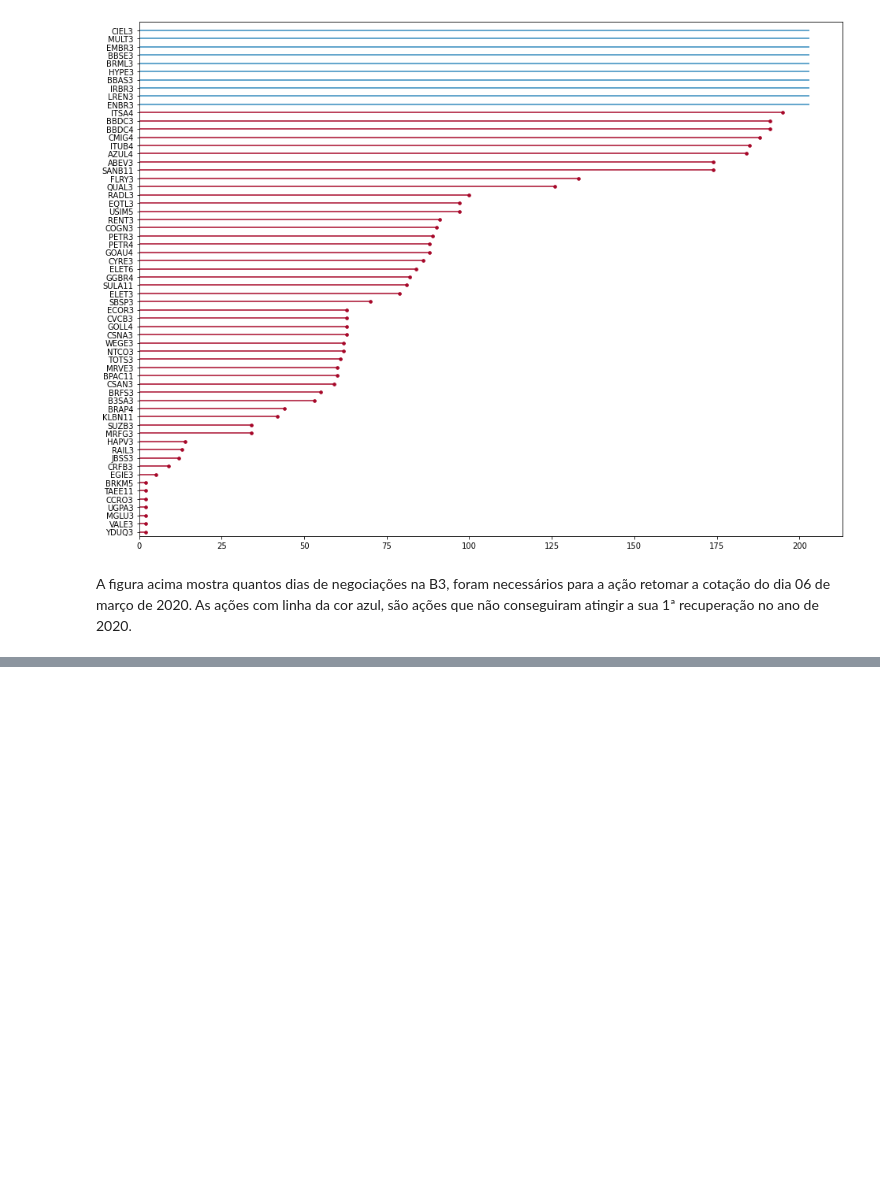
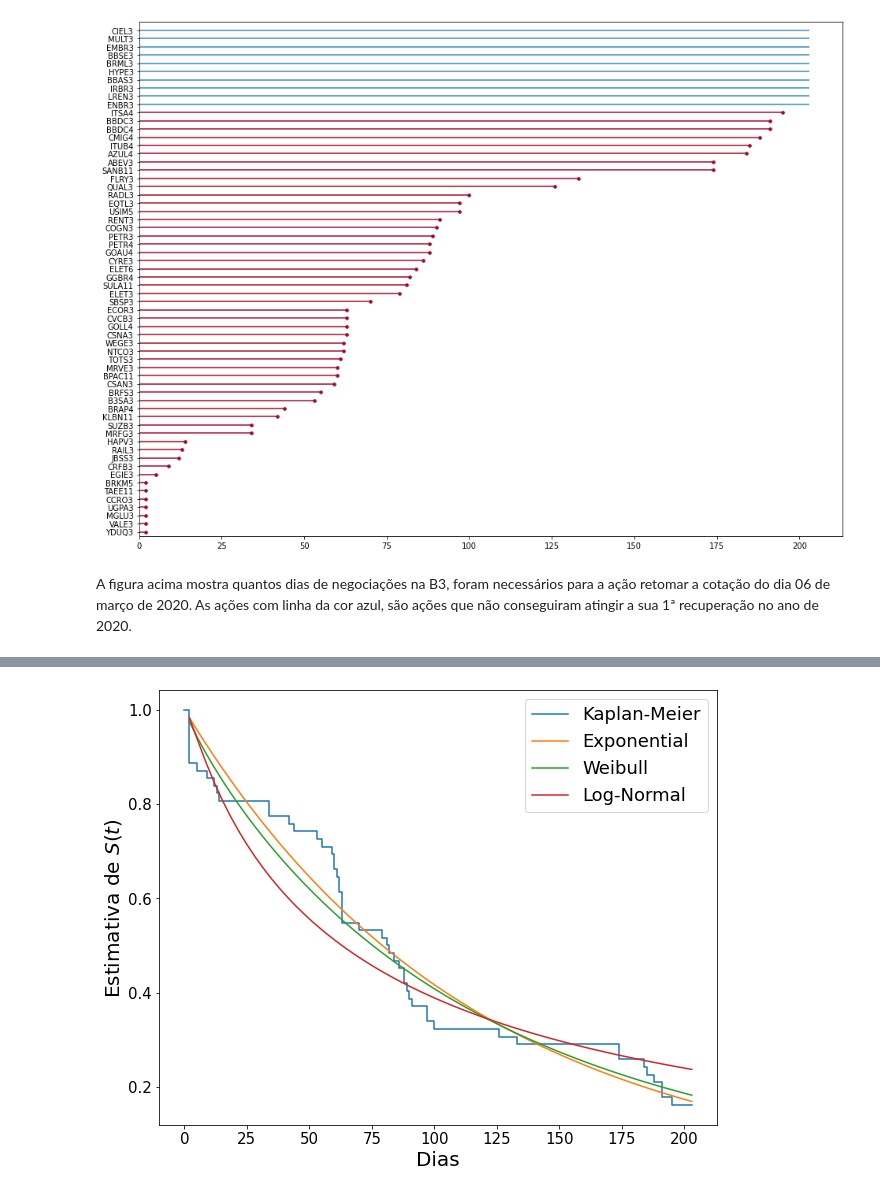
Before and after one commit to santos-luciano/GTDL, a Jupyter notebook: Análise_do_tempo_de_recuperação_do_IBOVESPA_de_2020.ipynb, the cells around one changed output, grey strips where cells are left out. Drawn from its saved outputs; the diff is of its cells as text; code cells hidden in the pictures; blank space fills up the shorter version.

```diff
--- a/Análise_do_tempo_de_recuperação_do_IBOVESPA_de_2020.ipynb
+++ b/Análise_do_tempo_de_recuperação_do_IBOVESPA_de_2020.ipynb
@@ -107,0 +120,28 @@ A figura acima mostra quantos dias de negociações na B3, foram necessários pa
+# %%
+# modelos parametricos
+
+wbf = WeibullFitter()
+exf = ExponentialFitter()
+lnf = LogNormalFitter()
+# %%
+plt.figure(figsize = (10,8))
+kmf.fit(T, event_observed=E, label="Kaplan-Meier")
+kmf.plot_survival_function(show_censors = False,ci_show=False)
+
+exf.fit(T, event_observed=E, label="Exponential")
+exf.plot_survival_function(show_censors = False,ci_show = False)
+
+wbf.fit(T, event_observed=E, label="Weibull")
+wbf.plot_survival_function(show_censors = False,ci_show = False)
+
+lnf.fit(T, event_observed=E, label="Log-Normal")
+lnf.plot_survival_function(show_censors = False,ci_show = False)
+
+plt.xticks(fontsize = 15)
+plt.yticks(fontsize = 15)
+plt.xlabel('Dias',fontsize = 20)
+plt.ylabel('Estimativa de $S(t)$',fontsize = 20)
+plt.legend(fontsize = 18)
+plt.show()
+# %% [output]
+[figure, added]
```
Also changed, not shown: parts of 12 cells of this notebook.
